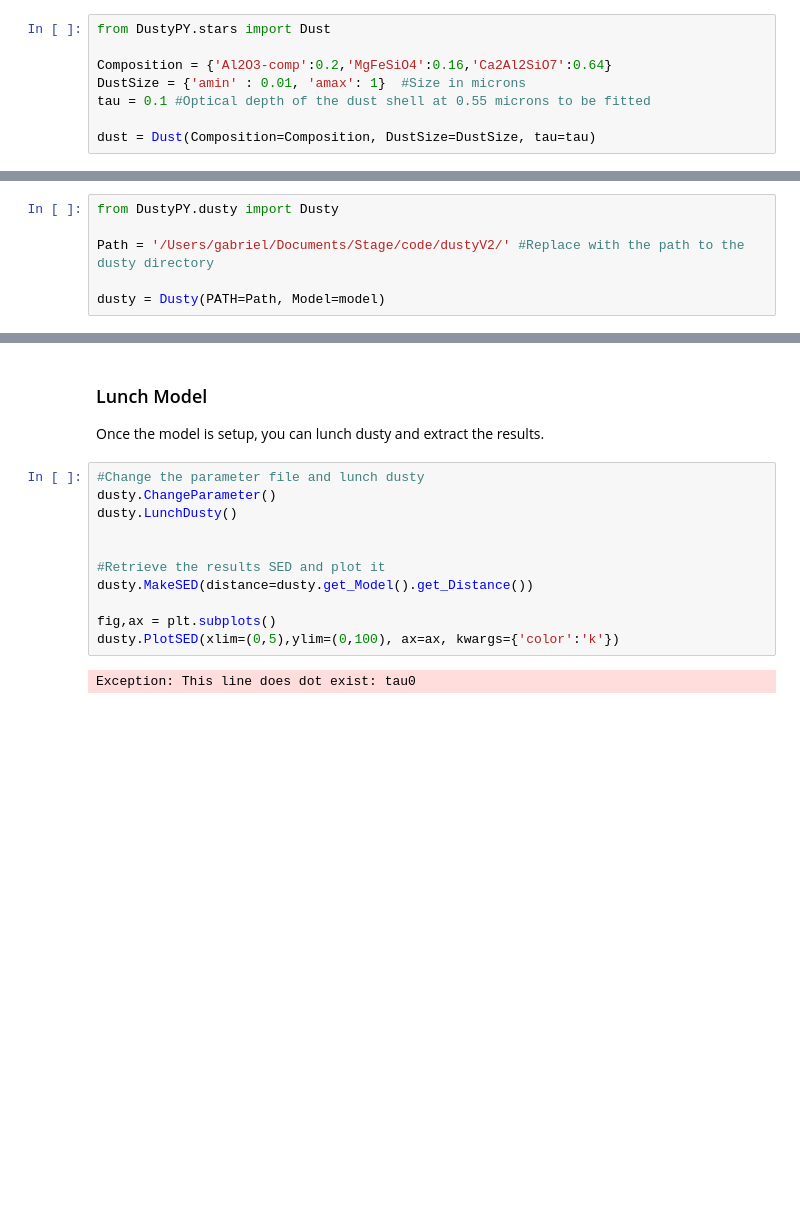
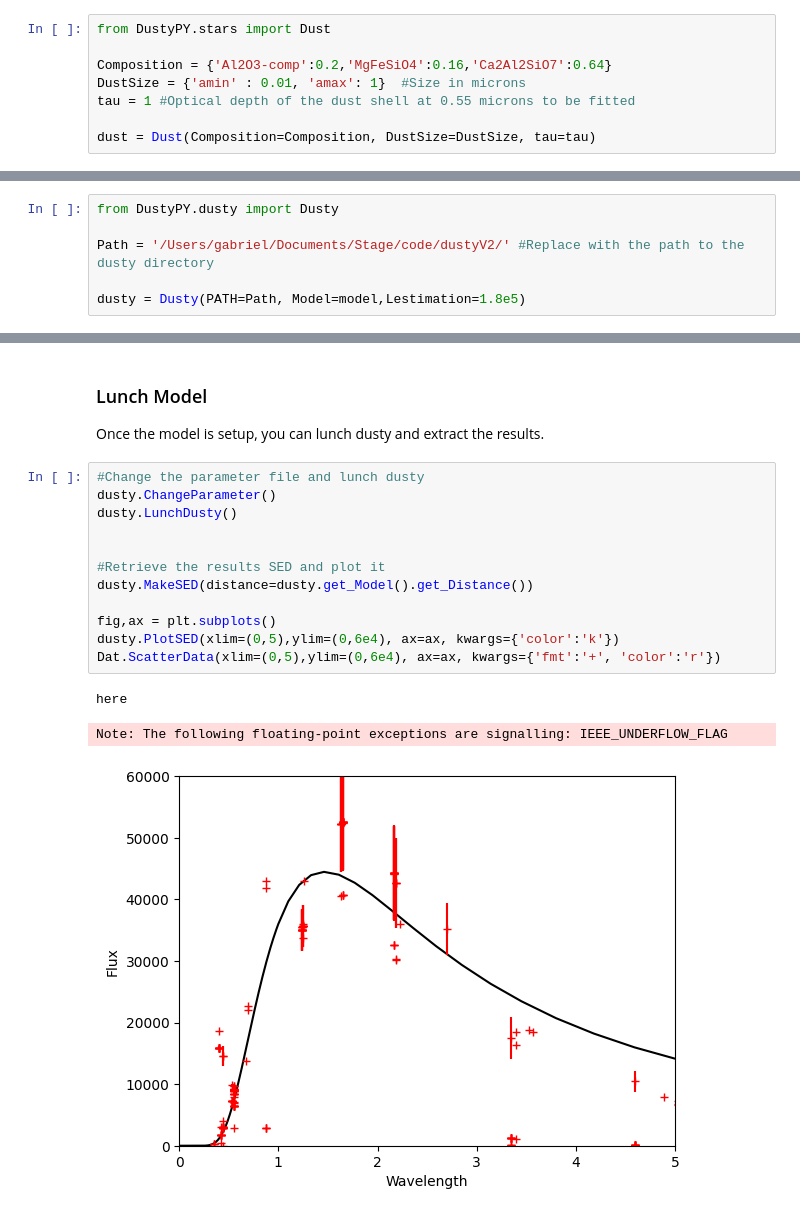
Before and after one commit to gtomass/DustyPY, a Jupyter notebook: jupyter/exemple.ipynb, the cells around one changed output, grey strips where cells are left out. Saved outputs shown, nothing was run; the diff lists cells and outputs as text; blank space fills up the shorter version.

```diff
--- a/jupyter/exemple.ipynb
+++ b/jupyter/exemple.ipynb
@@ -19,7 +19,7 @@ from DustyPY.stars import Dust
 
 Composition = {'Al2O3-comp':0.2,'MgFeSiO4':0.16,'Ca2Al2SiO7':0.64}
 DustSize = {'amin' : 0.01, 'amax': 1}  #Size in microns
-tau = 0.1 #Optical depth of the dust shell at 0.55 microns to be fitted
+tau = 1 #Optical depth of the dust shell at 0.55 microns to be fitted
 
 dust = Dust(Composition=Composition, DustSize=DustSize, tau=tau)
 # %% [markdown]
@@ -35,5 +35,5 @@ from DustyPY.dusty import Dusty
 
 Path = '/Users/gabriel/Documents/Stage/code/dustyV2/' #Replace with the path to the dusty directory
 
-dusty = Dusty(PATH=Path, Model=model)
+dusty = Dusty(PATH=Path, Model=model,Lestimation=1.8e5)
 # %% [markdown]
@@ -77,13 +90,16 @@ Once the model is setup, you can lunch dusty and extract the results.
 # %%
 #Change the parameter file and lunch dusty
 dusty.ChangeParameter()
 dusty.LunchDusty()
 
 
 #Retrieve the results SED and plot it
 dusty.MakeSED(distance=dusty.get_Model().get_Distance())
 
 fig,ax = plt.subplots()
-dusty.PlotSED(xlim=(0,5),ylim=(0,100), ax=ax, kwargs={'color':'k'})
+dusty.PlotSED(xlim=(0,5),ylim=(0,6e4), ax=ax, kwargs={'color':'k'})
+Dat.ScatterData(xlim=(0,5),ylim=(0,6e4), ax=ax, kwargs={'fmt':'+', 'color':'r'})
 # %% [output]
-Exception: This line does dot exist: tau0
+here
+Note: The following floating-point exceptions are signalling: IEEE_UNDERFLOW_FLAG
+[figure, added]
```
Also changed, not shown: parts of 6 cells of this notebook, 15 other files.
